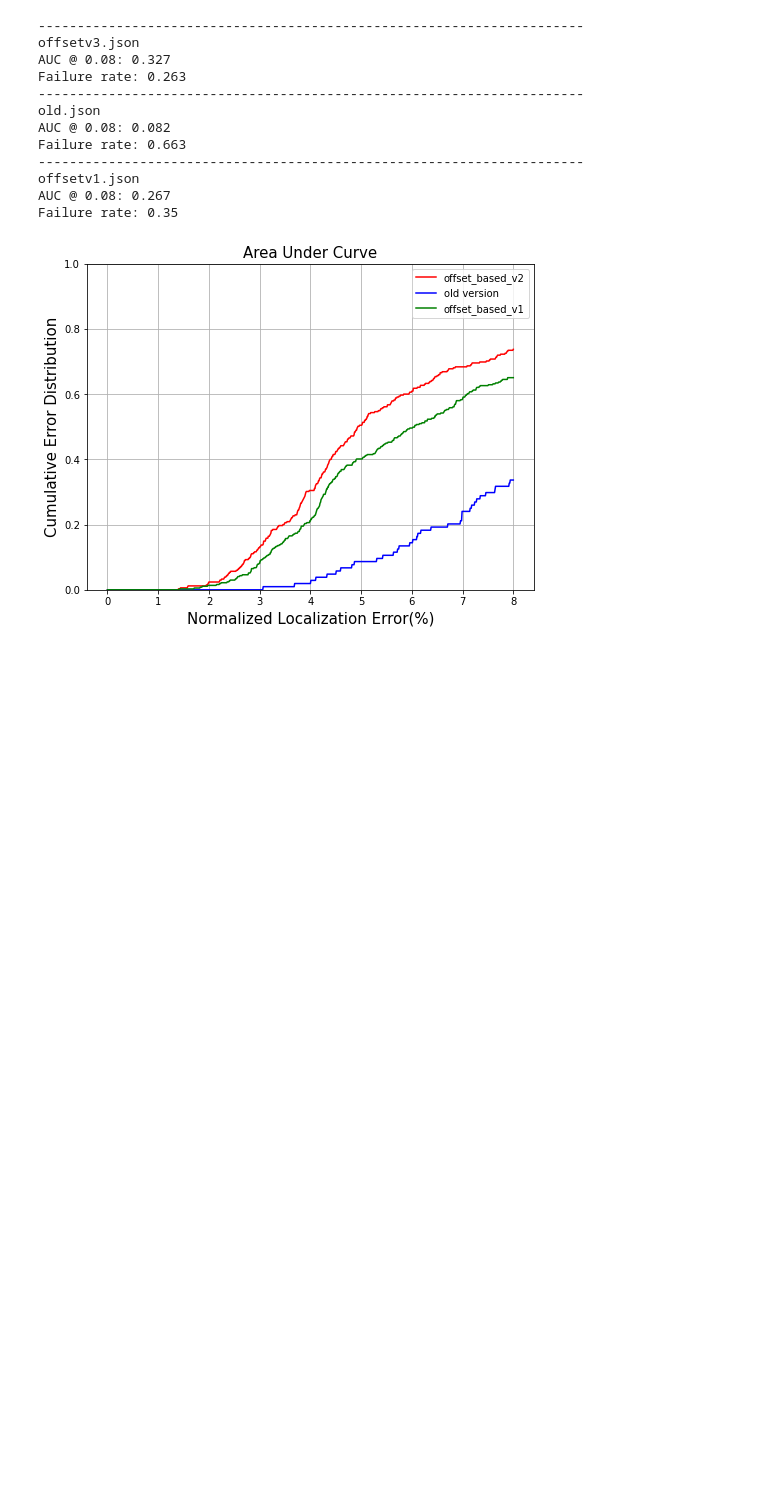
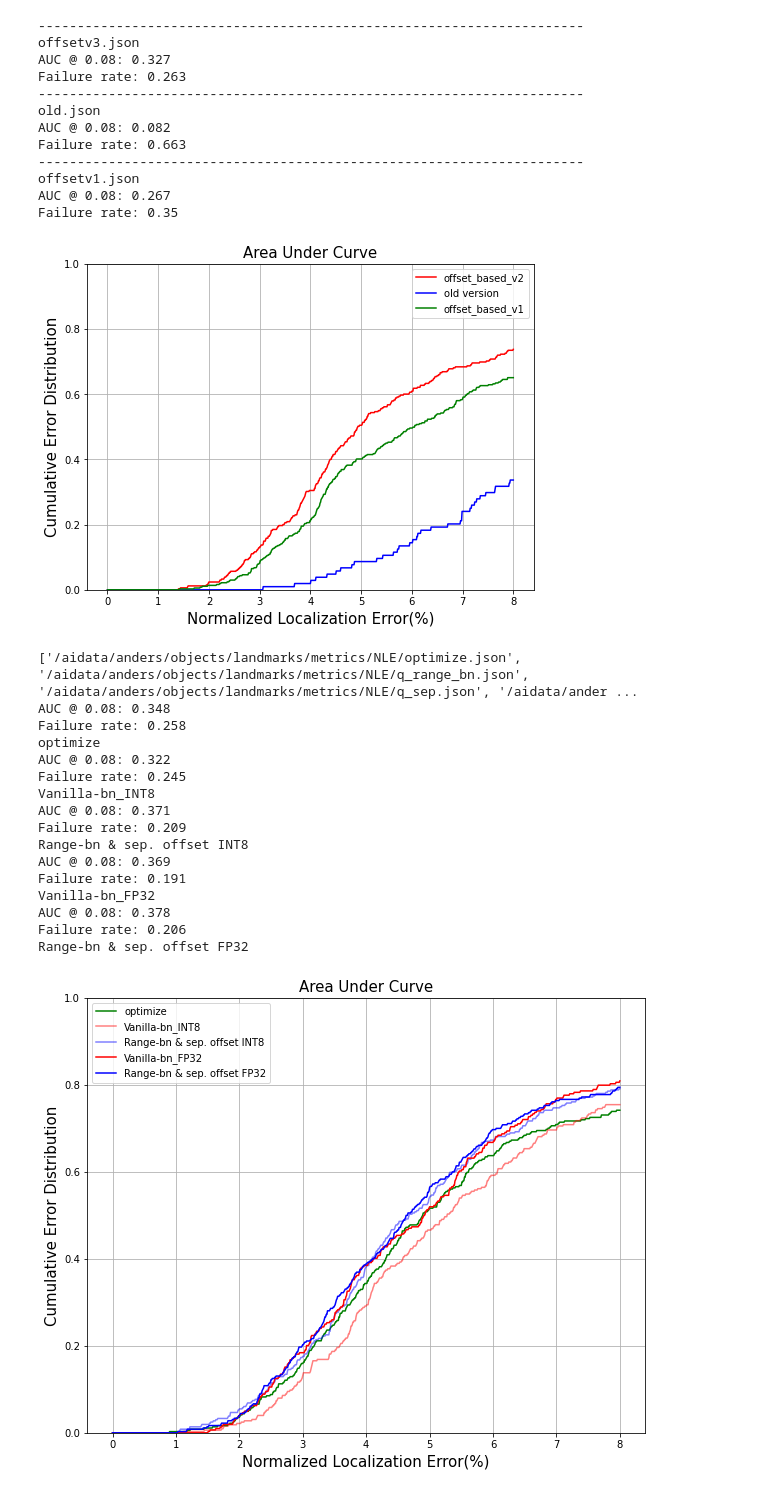
Before and after one commit to a0910257137/behaviornet, a Jupyter notebook: analyzer/analyze_nle.ipynb, the cells around one changed output. Drawn from its saved outputs; the diff is of its cells as text; code cells hidden in the pictures; blank space fills up the shorter version.

```diff
--- a/analyzer/analyze_nle.ipynb
+++ b/analyzer/analyze_nle.ipynb
@@ -87 +78,62 @@ anno_paths = glob((os.path.join(anno_root, '*.json')))
+# %%
+# setting
+import matplotlib.colors as mcolors
+clc_names = ['green', 'red','blue', 'red', 'blue','brown',  'gray']
+NLE_names = ["optimize", "Vanilla-bn_INT8",
+             "Range-bn & sep. offset INT8",
+             "Vanilla-bn_FP32",
+             "Range-bn & sep. offset FP32"
+             ]
+failureThreshold=0.08
+step=0.0001
+anno_root = '/aidata/anders/objects/landmarks/metrics/NLE'
+anno_paths = sorted(glob((os.path.join(anno_root, '*.json'))))
+print(anno_paths)
+fig, ax = plt.subplots(figsize=(10,8))
+
+for i, path in enumerate(anno_paths):
+    annos = load_json(path)
+    errors = np.asarray(annos['nle'])
+    num_samples = annos['num_samples']
+    interocular = annos['interocular']
+    if interocular ==0:
+        continue
+    nErrors = len(errors)
+    xAxis = list(np.arange(0., failureThreshold + step, step))
+    ced = [float(np.count_nonzero([errors <= x])) / nErrors for x in xAxis]
+    AUC = simps(ced, x=xAxis) / failureThreshold
+    failureRate = 1. - ced[-1]
+    print("AUC @ {0}: {1}".format(failureThreshold, np.round(AUC, 3)))
+    print("Failure rate: {0}".format(np.round(failureRate, 3)))
+    print(NLE_names[i])
+    alpha = 1.
+    if NLE_names[i] in ['Vanilla-bn_INT8', 'Range-bn & sep. offset INT8']:
+        alpha = 0.5
+
+    plt.plot(np.asarray(xAxis) * 100, ced, color=clc_names[i], label=NLE_names[i], alpha=alpha)
+plt.ylim([0, 1])
+plt.title('Area Under Curve', fontsize=15)
+plt.xlabel('Normalized Localization Error(%)',  fontsize=15)
+plt.ylabel('Cumulative Error Distribution',  fontsize=15)
+plt.grid()
+plt.legend()
+plt.show()
+# %% [output]
+['/aidata/anders/objects/landmarks/metrics/NLE/optimize.json', '/aidata/anders/objects/landmarks/metrics/NLE/q_range_bn.json', '/aidata/anders/objects/landmarks/metrics/NLE/q_sep.json', '/aidata/ander ...
+AUC @ 0.08: 0.348
+Failure rate: 0.258
+optimize
+AUC @ 0.08: 0.322
+Failure rate: 0.245
+Vanilla-bn_INT8
+AUC @ 0.08: 0.371
+Failure rate: 0.209
+Range-bn & sep. offset INT8
+AUC @ 0.08: 0.369
+Failure rate: 0.191
+Vanilla-bn_FP32
+AUC @ 0.08: 0.378
+Failure rate: 0.206
+Range-bn & sep. offset FP32
+[figure, added]
 # %%
```
Also changed, not shown: parts of 3 cells of this notebook, 29 other files.
